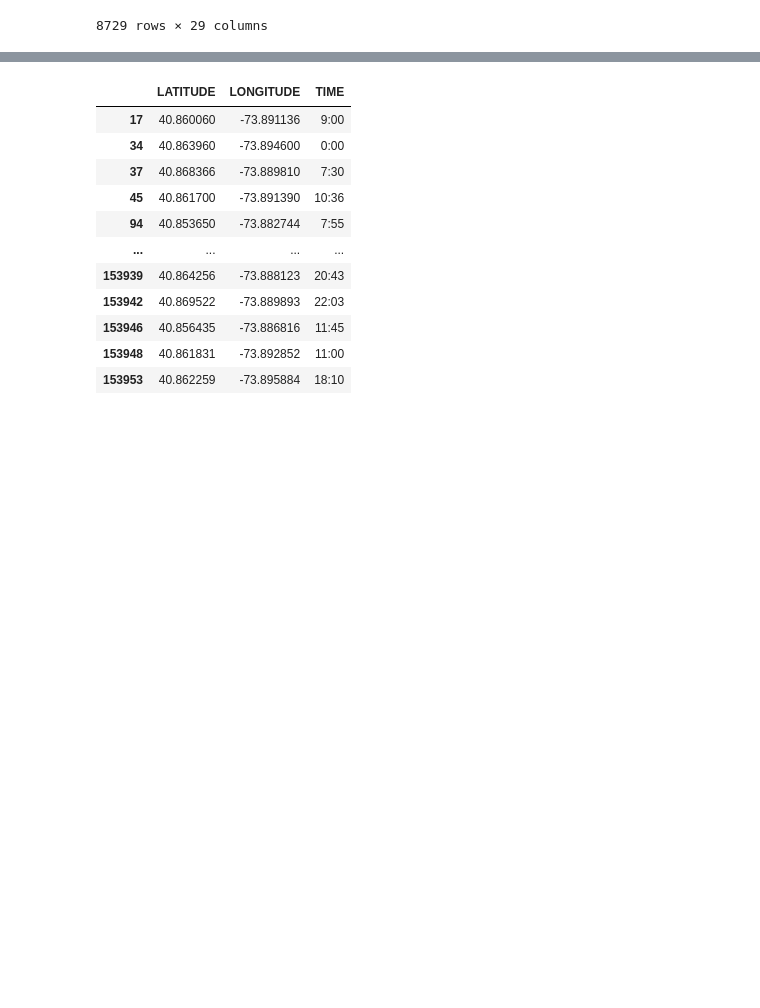
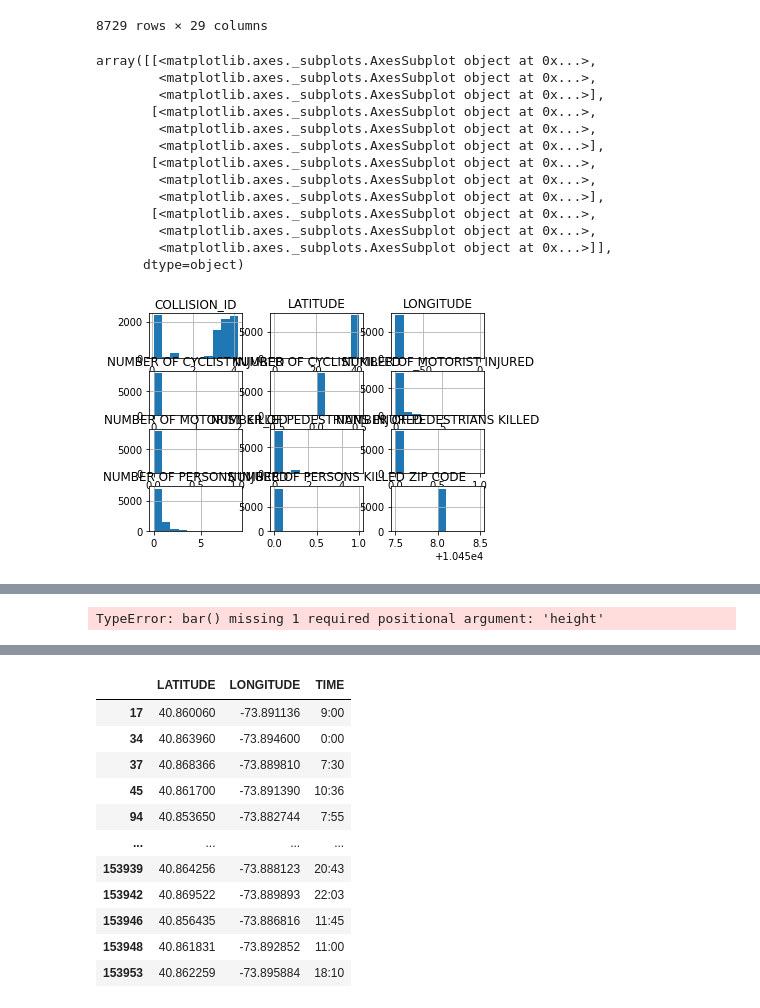
Before and after one commit to Dpinkney001/Data-Science-MAT328-Project-Spring-2021, a Jupyter notebook: Duvall Pinkney Data Science Project.ipynb, the cells around one changed output, grey strips where cells are left out. Cells and saved outputs as stored; diff of their text form; code cells hidden in the pictures; blank space fills up the shorter version.

```diff
--- a/Duvall Pinkney Data Science Project.ipynb
+++ b/Duvall Pinkney Data Science Project.ipynb
@@ -217,6 +209,23 @@ new_df
 | 153948 | 06/09/2013 | 11:00 | BRONX | 10458.0 | 40.861831 | -73.892852 | (40.861831, -73.8928519) | MARION AVENUE | EAST FORDHAM ROAD | ... |
 | 153953 | 06/09/2013 | 18:10 | BRONX | 10458.0 | 40.862259 | -73.895884 | (40.8622592, -73.8958844) | VALENTINE AVENUE | EAST FORDHAM ROAD | ... |
 8729 rows × 29 columns
+# %%
+new_df.hist()
+# %% [output]
+array([[<matplotlib.axes._subplots.AxesSubplot object at 0x...>,
+        <matplotlib.axes._subplots.AxesSubplot object at 0x...>,
+        <matplotlib.axes._subplots.AxesSubplot object at 0x...>],
+       [<matplotlib.axes._subplots.AxesSubplot object at 0x...>,
+        <matplotlib.axes._subplots.AxesSubplot object at 0x...>,
+        <matplotlib.axes._subplots.AxesSubplot object at 0x...>],
+       [<matplotlib.axes._subplots.AxesSubplot object at 0x...>,
+        <matplotlib.axes._subplots.AxesSubplot object at 0x...>,
+        <matplotlib.axes._subplots.AxesSubplot object at 0x...>],
+       [<matplotlib.axes._subplots.AxesSubplot object at 0x...>,
+        <matplotlib.axes._subplots.AxesSubplot object at 0x...>,
+        <matplotlib.axes._subplots.AxesSubplot object at 0x...>]],
+      dtype=object)
+[figure, added]
 # %%
 new_df.describe()
 # %% [output]
@@ -229,6 +238,10 @@ new_df.describe()
 | 50% | 10458.0 | 40.860997 | -73.888885 | 0.000000 | 0.000000 | 0.000000 | ... |
 | 75% | 10458.0 | 40.865922 | -73.884415 | 0.000000 | 0.000000 | 0.000000 | ... |
 | max | 10458.0 | 40.880083 | 0.000000 | 9.000000 | 1.000000 | 5.000000 | ... |
+# %%
+plt.bar(x= new_df["NUMBER OF PERSONS INJURED"])
+# %% [output]
+TypeError: bar() missing 1 required positional argument: 'height'
 # %%
 new_df.dropna()
 # %% [output]
```
Also changed, not shown: parts of 7 cells of this notebook.
